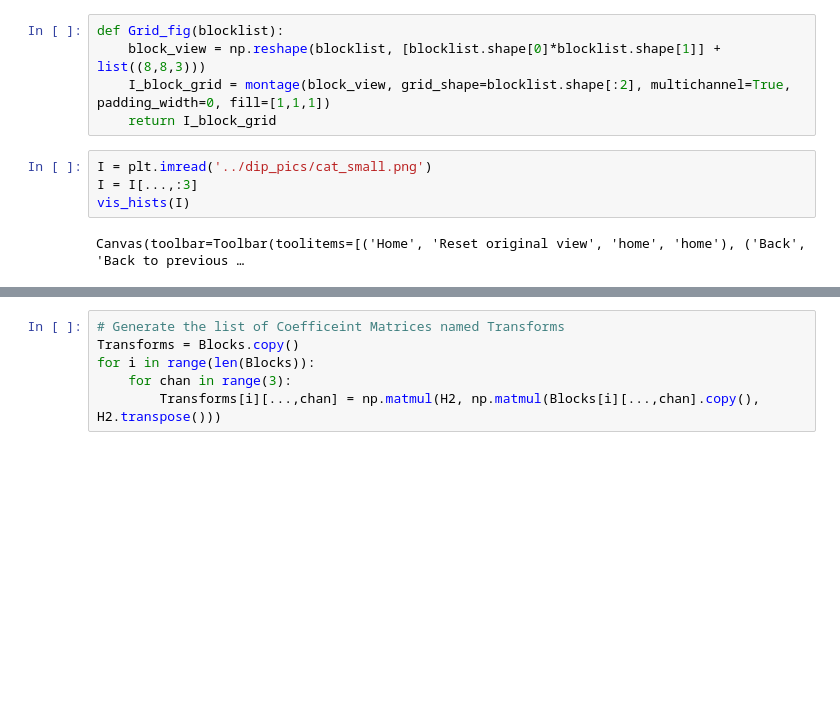
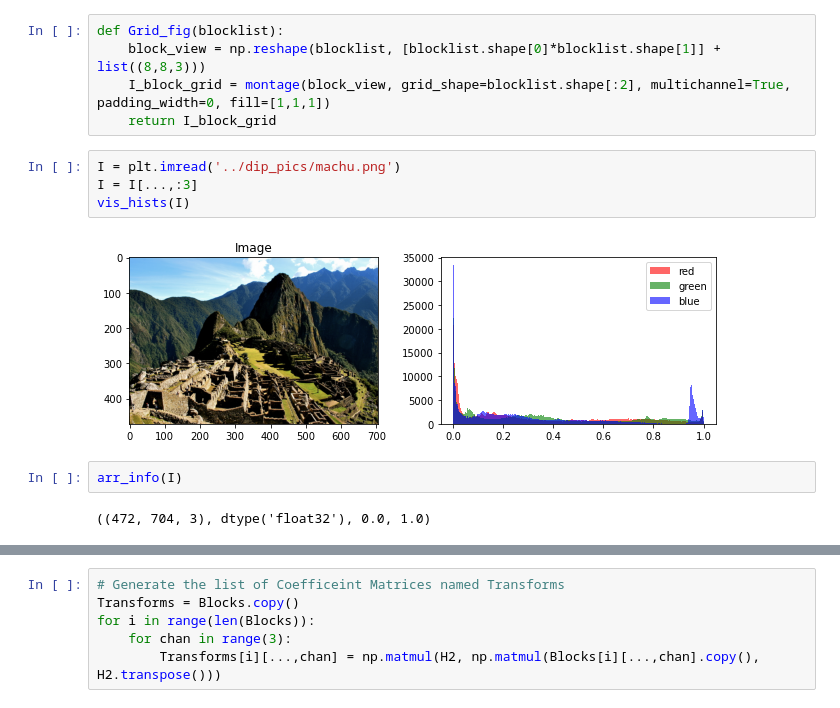
Before and after one commit to Yyyyyyrl/my_imageprocessing1, a Jupyter notebook: BlockTransform/play_Haar_compression.ipynb, the cells around one changed output, grey strips where cells are left out. Cells and saved outputs as stored; diff of their text form; blank space fills up the shorter version.

```diff
--- a/BlockTransform/play_Haar_compression.ipynb
+++ b/BlockTransform/play_Haar_compression.ipynb
@@ -189,11 +169,15 @@ def Grid_fig(blocklist):
     I_block_grid = montage(block_view, grid_shape=blocklist.shape[:2], multichannel=True, padding_width=0, fill=[1,1,1])
     return I_block_grid
 # %%
-I = plt.imread('../dip_pics/cat_small.png')
+I = plt.imread('../dip_pics/machu.png')
 I = I[...,:3]
 vis_hists(I)
 # %% [output]
-Canvas(toolbar=Toolbar(toolitems=[('Home', 'Reset original view', 'home', 'home'), ('Back', 'Back to previous …
+[figure, added]
+# %%
+arr_info(I)
+# %% [output]
+((472, 704, 3), dtype('float32'), 0.0, 1.0)
 # %%
 H2 = make_haar_matrix(8)
 vis_blocks(H2)
```
Also changed, not shown: parts of 15 cells of this notebook, 3 other files.
